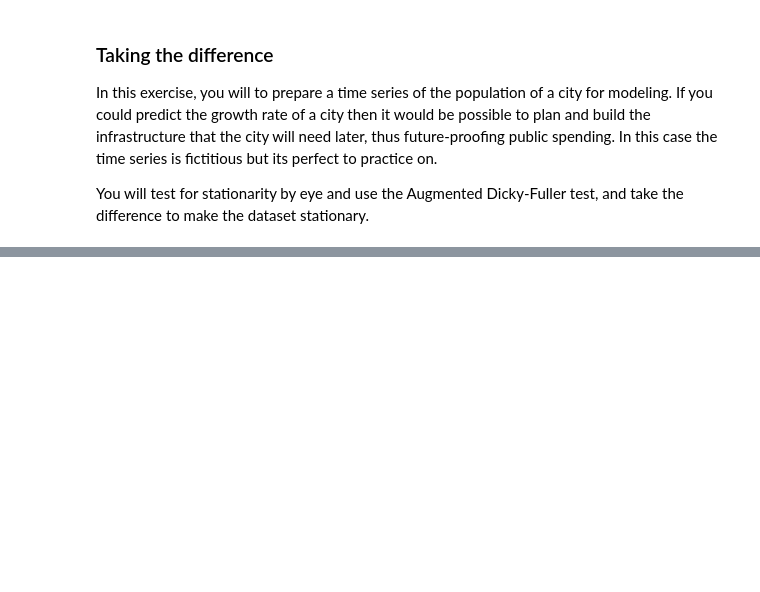
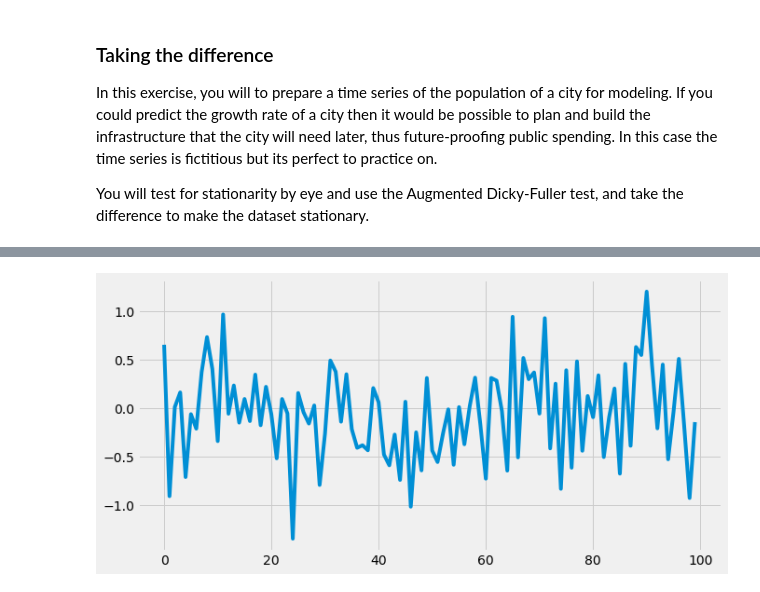
Before and after one commit to goodboychan/datacamp_repo, a Jupyter notebook: ARIMA.Models.in.Python/ARMA-Models.ipynb, the cells around one changed output, grey strips where cells are left out. Saved outputs shown, nothing was run; the diff lists cells and outputs as text; code cells hidden in the pictures; blank space fills up the shorter version.

```diff
--- a/ARIMA.Models.in.Python/ARMA-Models.ipynb
+++ b/ARIMA.Models.in.Python/ARMA-Models.ipynb
@@ -163,0 +240,11 @@ p-value: 1.673449851040334e-08
+# %%
+ar_coefs = [1, 0.4, -0.1]
+ma_coefs = [1, 0.2]
+# %%
+from statsmodels.tsa.arima_process import arma_generate_sample
+
+y = arma_generate_sample(ar_coefs, ma_coefs, nsample=100, scale=0.5)
+
+plt.plot(y);
+# %% [output]
+[figure, added]
```
Also changed, not shown: parts of 22 cells of this notebook.
